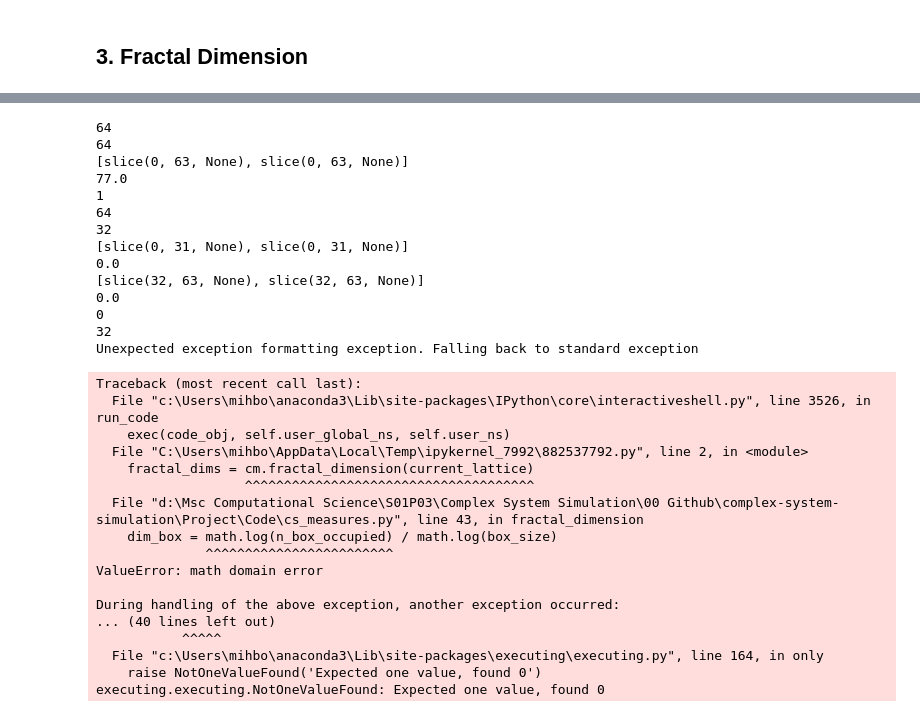
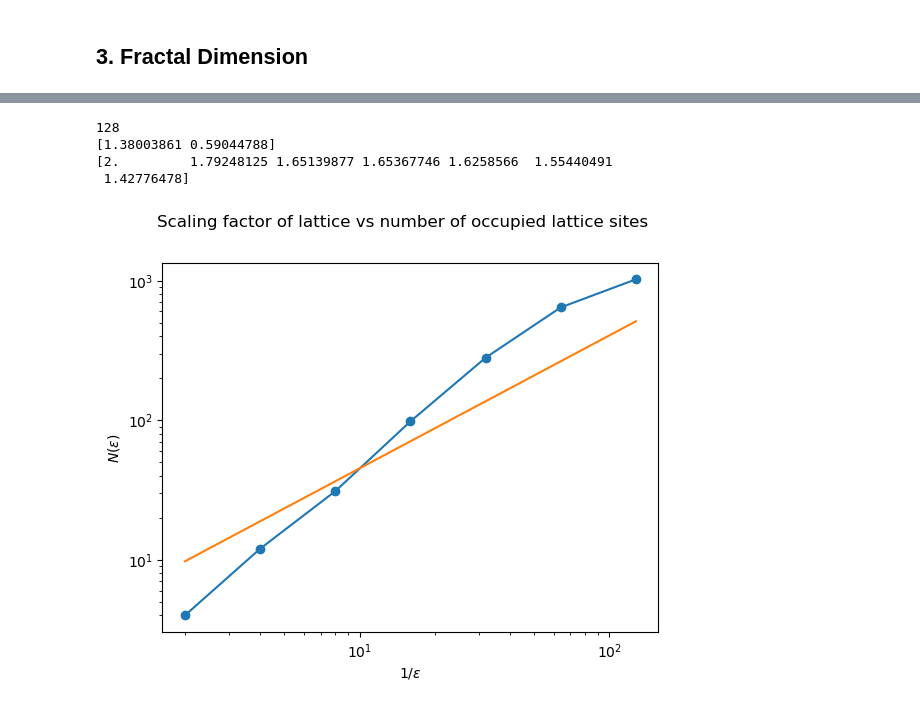
Before and after one commit to mboyan/complex-system-simulation, a Jupyter notebook: Project/Code/ProjectNotebook.ipynb, the cells around one changed output, grey strips where cells are left out. Cells and saved outputs as stored; diff of their text form; code cells hidden in the pictures.

```diff
--- a/Project/Code/ProjectNotebook.ipynb
+++ b/Project/Code/ProjectNotebook.ipynb
@@ -65,35 +66,13 @@ reload(cm)
 # %%
 print(current_lattice.shape[0])
-fractal_dims = cm.fractal_dimension(current_lattice)
+fractal_dims, n_boxes, scales_inverse, coeffs = cm.fractal_dimension(current_lattice)
+
+print(fractal_dims)
+
+vt.plot_fractal_dimension(scales_inverse, n_boxes, coeffs)
 # %% [output]
-64
-64
-[slice(0, 63, None), slice(0, 63, None)]
-77.0
-1
-64
-32
-[slice(0, 31, None), slice(0, 31, None)]
-0.0
-[slice(32, 63, None), slice(32, 63, None)]
-0.0
-0
-32
-Unexpected exception formatting exception. Falling back to standard exception
+128
+[1.38003861 0.59044788]
+[2.         1.79248125 1.65139877 1.65367746 1.6258566  1.55440491
+ 1.42776478]
-Traceback (most recent call last):
-  File "c:\Users\mihbo\anaconda3\Lib\site-packages\IPython\core\interactiveshell.py", line 3526, in run_code
-    exec(code_obj, self.user_global_ns, self.user_ns)
-  File "C:\Users\mihbo\AppData\Local\Temp\ipykernel_7992\882537792.py", line 2, in <module>
-    fractal_dims = cm.fractal_dimension(current_lattice)
-                   ^^^^^^^^^^^^^^^^^^^^^^^^^^^^^^^^^^^^^
-  File "d:\Msc Computational Science\S01P03\Complex System Simulation\00 Github\complex-system-simulation\Project\Code\cs_measures.py", line 43, in fractal_dimension
-    dim_box = math.log(n_box_occupied) / math.log(box_size)
-              ^^^^^^^^^^^^^^^^^^^^^^^^
-ValueError: math domain error
-
-During handling of the above exception, another exception occurred:
-... (40 lines left out)
-           ^^^^^
-  File "c:\Users\mihbo\anaconda3\Lib\site-packages\executing\executing.py", line 164, in only
-    raise NotOneValueFound('Expected one value, found 0')
-executing.executing.NotOneValueFound: Expected one value, found 0
+[figure, added]
```
Also changed, not shown: parts of 3 cells of this notebook, 2 other files.
